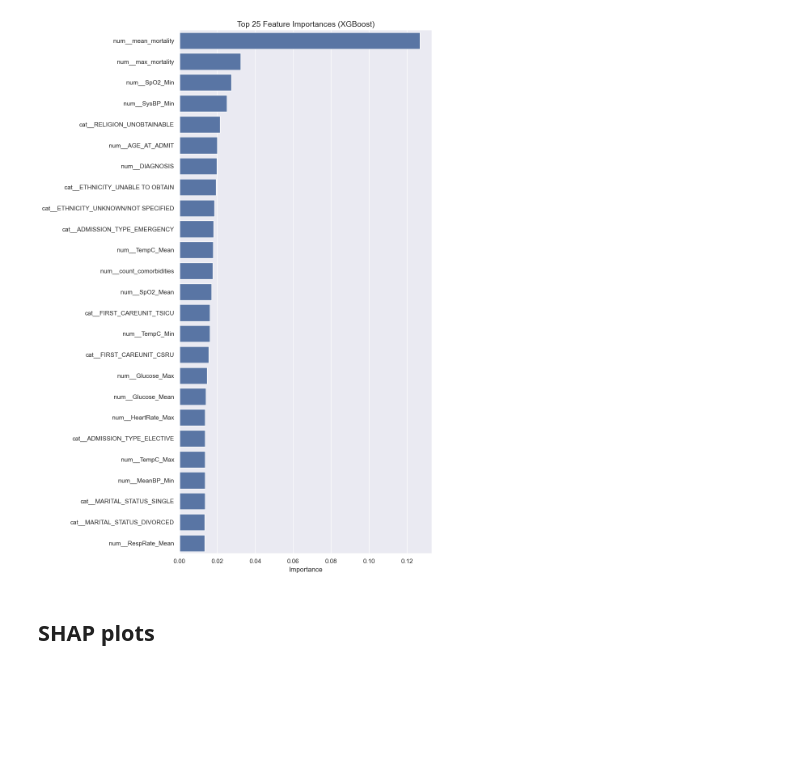
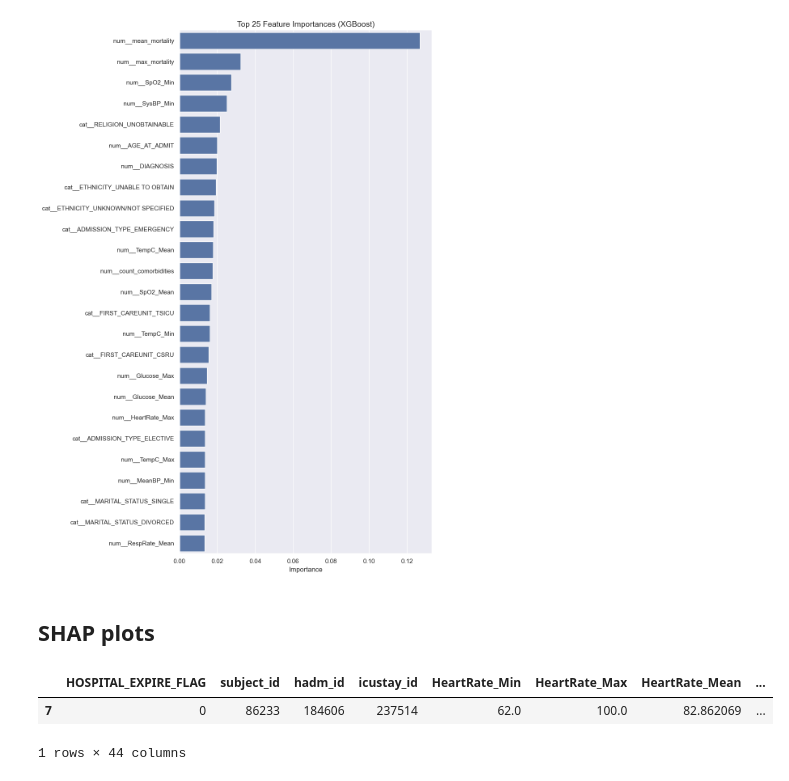
Before and after one commit to gnlmano/Probability-of-Death-KNN, a Jupyter notebook: notebooks/EDA.ipynb, the cells around one changed output. Drawn from its saved outputs; the diff is of its cells as text; code cells hidden in the pictures; blank space fills up the shorter version.

```diff
--- a/notebooks/EDA.ipynb
+++ b/notebooks/EDA.ipynb
@@ -747,3 +747,12 @@ shap.summary_plot(
     plot_type="dot",
     max_display=30
 )
+# %%
+import random
+num = random.randint(0, 24)
+# %%
+train.iloc[[num]]
+# %% [output]
+|  | HOSPITAL_EXPIRE_FLAG | subject_id | hadm_id | icustay_id | HeartRate_Min | HeartRate_Max | HeartRate_Mean | ... |
+| 7 | 0 | 86233 | 184606 | 237514 | 62.0 | 100.0 | 82.862069 | ... |
+1 rows × 44 columns
```
Also changed, not shown: 9 other files.
